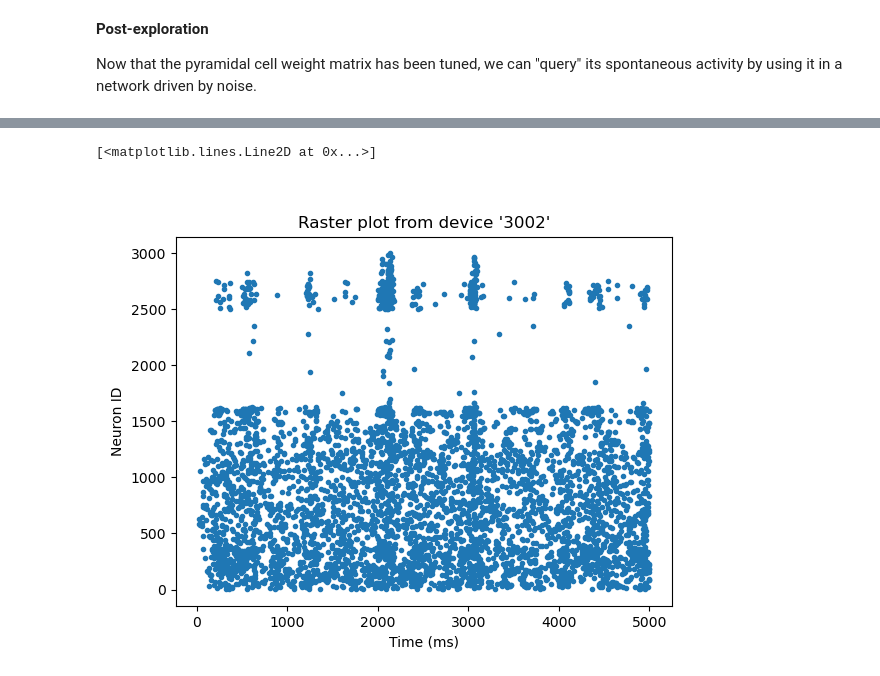
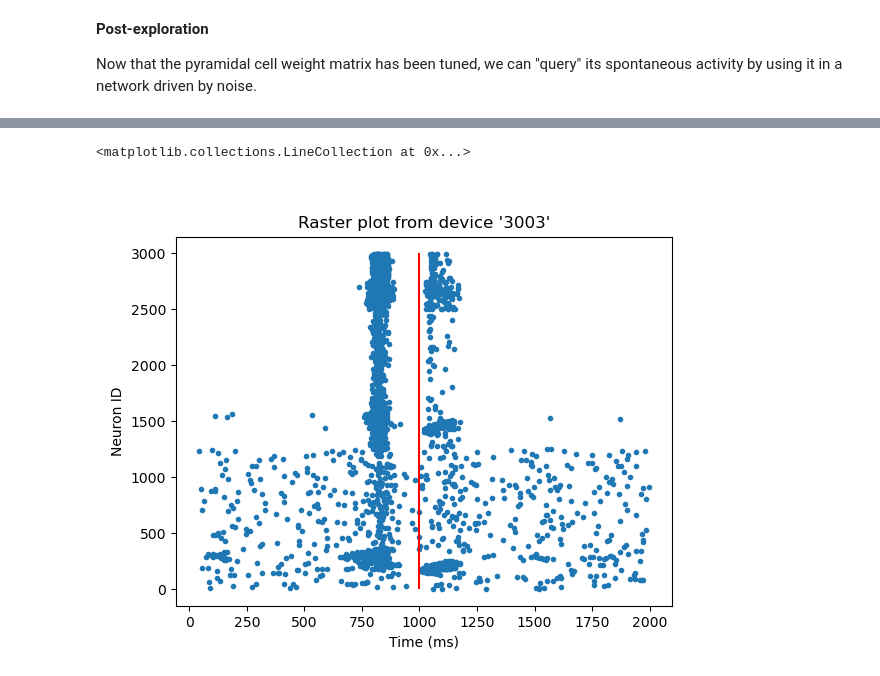
Before and after one commit to justidy1/IctalPlaceCell, a Jupyter notebook: explore_train_net.ipynb, the cells around one changed output, grey strips where cells are left out. Saved outputs shown, nothing was run; the diff lists cells and outputs as text; code cells hidden in the pictures.

```diff
--- a/explore_train_net.ipynb
+++ b/explore_train_net.ipynb
@@ -283,7 +326,8 @@ plt.show()
 # making a new newtork
 nest.ResetKernel()
 nest.SetKernelStatus({"resolution": 0.1})
-nest.rng_seed=100
+nest.local_num_threads = 8
+nest.rng_seed=43943
 
 # Create CA3 and CA1 populations of adaptive exponential integrate-and-fire neurons
 N_pyr = 1250
@@ -333,8 +377,14 @@ nest.Connect(CA3_int_aeif, CA3_pyr_aeif, syn_spec={'weight': A_pyr_i*0.65, 'rece
 nest.Connect(CA1_int_aeif, CA1_pyr_aeif, syn_spec={'weight': A_pyr_i*0.65, 'receptor_type':2}, conn_spec={'rule': 'pairwise_bernoulli', 'p': 0.25,'allow_autapses': False})
 
 # create a stim to drive all the CA3 pyramidal cells
-stim = nest.Create("poisson_generator",1,{'rate': 10.0})
-nest.Connect(stim, CA3_pyr_aeif, syn_spec={'weight': A_gc*25.0, 'receptor_type':3}, conn_spec={'rule': 'all_to_all'})
+stim = nest.Create("poisson_generator",1,{'rate': 12.0})
+nest.Connect(stim, CA3_pyr_aeif, syn_spec={'weight': A_gc*20.0, 'receptor_type':3}, conn_spec={'rule': 'all_to_all'})
+
+# create a cue to drive a subset of the CA3 pyramidal cells
+cue = nest.Create("inhomogeneous_poisson_generator",1,{'rate_times': [1,1000,1020],'rate_values': [0,200,0]})
+#nest.Connect(cue, CA3_pyr_aeif[50:70], syn_spec={'weight': A_gc*50.0, 'receptor_type':3}, conn_spec={'rule': 'all_to_all'})
+#nest.Connect(cue, CA3_pyr_aeif[0:10], syn_spec={'weight': A_gc*50.0, 'receptor_type':3}, conn_spec={'rule': 'all_to_all'})
+nest.Connect(cue, CA3_pyr_aeif[160:180], syn_spec={'weight': A_gc*50.0, 'receptor_type':3}, conn_spec={'rule': 'all_to_all'})
 
 # monitor the spiking activity of the CA3 and CA1 populations
 spike_detector = nest.Create("spike_recorder")
@@ -342,5 +392,5 @@ nest.Connect(CA3_pyr_aeif, spike_detector)
 nest.Connect(CA1_pyr_aeif, spike_detector)
 nest.Connect(CA3_int_aeif, spike_detector)
 nest.Connect(CA1_int_aeif, spike_detector)
-nest.Simulate(5000)
+nest.Simulate(2000)
 # %% [output]
@@ -361,7 +411,8 @@ Jul 27 22:12:21 SimulationManager::run [Info]:
 # %%
 plt.close('all')
 raster_plot.from_device(spike_detector,hist=False)
+plt.vlines([1000],0,3000,colors='r')
 #plt.ylim([0,125])
 # %% [output]
-[<matplotlib.lines.Line2D at 0x...>]
+<matplotlib.collections.LineCollection at 0x...>
-[figure, old version]
+[figure, new version]
```
Also changed, not shown: parts of 11 cells of this notebook, 4 other files.
